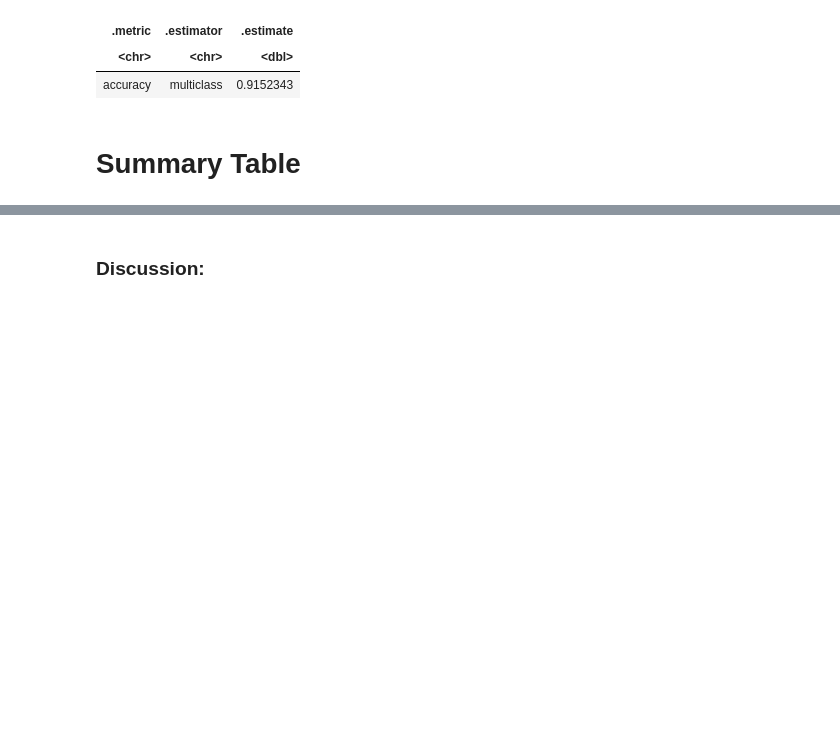
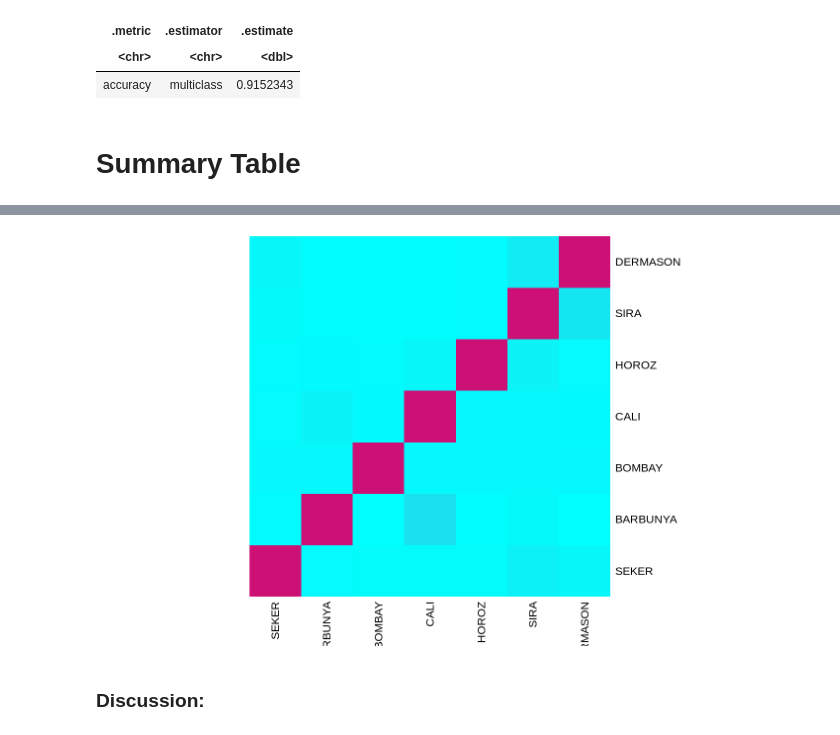
Before and after one commit to pranjali-22/DSCI100, a Jupyter notebook: Final Project.ipynb, the cells around one changed output, grey strips where cells are left out. Cells and saved outputs as stored; diff of their text form; code cells hidden in the pictures; blank space fills up the shorter version.

```diff
--- a/Final Project.ipynb
+++ b/Final Project.ipynb
@@ -439,19 +424,21 @@ ERROR: Error in conf_mat(bean_predictions, truth = Class, estimate = .pred_class
 # %%
 # Heat map based on the confusion matrix
 z =c(950,  6,  0,    2,     0,   20 ,      46,
       4,   556,      0,   26,     4,    4,  0,
       0,    0,    256,    0,     0,    0,    0,
       0,    69,      0,  780,    19,    2,    0,
       0,     3,      0,    7,   900,   10,    2,
       39,    13,      0,    7,    36, 1181,   121,
       17,     0,      0,   0,     5,  115,    1607)
 z = matrix(z, ncol=7)
 colnames(z) = c("SEKER", "BARBUNYA", "BOMBAY", "CALI", "HOROZ", "SIRA", "DERMASON")
 rownames(z) = c("SEKER", "BARBUNYA", "BOMBAY", "CALI", "HOROZ", "SIRA", "DERMASON")
 
 
 my_colors <- colorRampPalette((c("cyan", "deeppink3")))
-heatmap(z, col=my_colors(100000000),Rowv=NA, Colv=NA)
+heatmap(z, col=my_colors(10000000),Rowv=NA, Colv=NA)
+# %% [output]
+[figure, added]
 # %% [markdown]
 ### Discussion:
 # %% [markdown]
```
Also changed, not shown: parts of 14 cells of this notebook.
